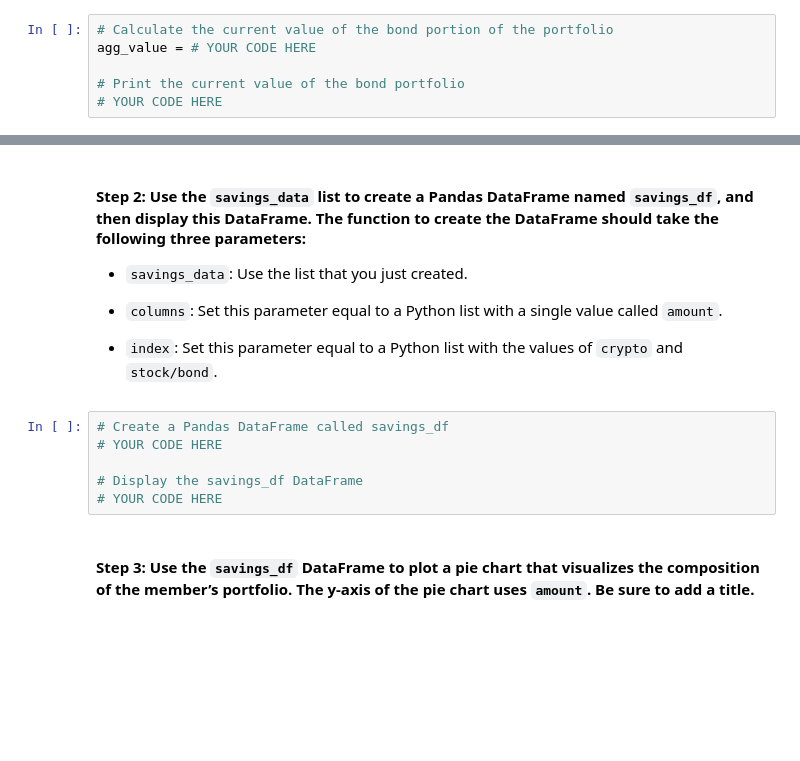
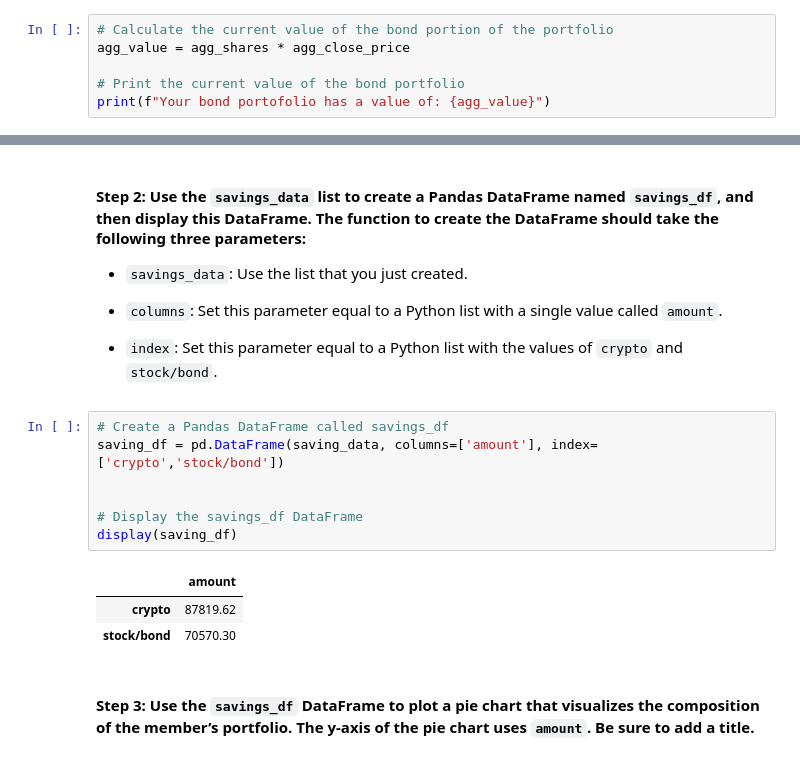
Before and after one commit to stefimaz/Fintech_Database, a Jupyter notebook: Challenge5/financial_planning_tools.ipynb, the cells around one changed output, grey strips where cells are left out. Cells and saved outputs as stored; diff of their text form; blank space fills up the shorter version.

```diff
--- a/Challenge5/financial_planning_tools.ipynb
+++ b/Challenge5/financial_planning_tools.ipynb
@@ -242,7 +251,7 @@ spy_close_price = # YOUR CODE HERE
 #### Step 6: Calculate the value, in US dollars, of the current amount of shares in each of the stock and bond portions of the portfolio, and print the results.
 # %%
 # Calculate the current value of the bond portion of the portfolio
-agg_value = # YOUR CODE HERE
+agg_value = agg_shares * agg_close_price
 
 # Print the current value of the bond portfolio
-# YOUR CODE HERE
+print(f"Your bond portofolio has a value of: {agg_value}")
@@ -311,10 +330,15 @@ In this section, you’ll use the valuations for the cryptocurrency wallet and f
 - `index`: Set this parameter equal to a Python list with the values of `crypto` and `stock/bond`.
 # %%
 # Create a Pandas DataFrame called savings_df
-# YOUR CODE HERE
+saving_df = pd.DataFrame(saving_data, columns=['amount'], index=['crypto','stock/bond'])
+
 
 # Display the savings_df DataFrame
-# YOUR CODE HERE
+display(saving_df)
+# %% [output]
+|  | amount |
+| crypto | 87819.62 |
+| stock/bond | 70570.30 |
 # %% [markdown]
 #### Step 3: Use the `savings_df` DataFrame to plot a pie chart that visualizes the composition of the member’s portfolio. The y-axis of the pie chart uses `amount`. Be sure to add a title.
 # %%
```
Also changed, not shown: parts of 19 cells of this notebook, 2 other files.
